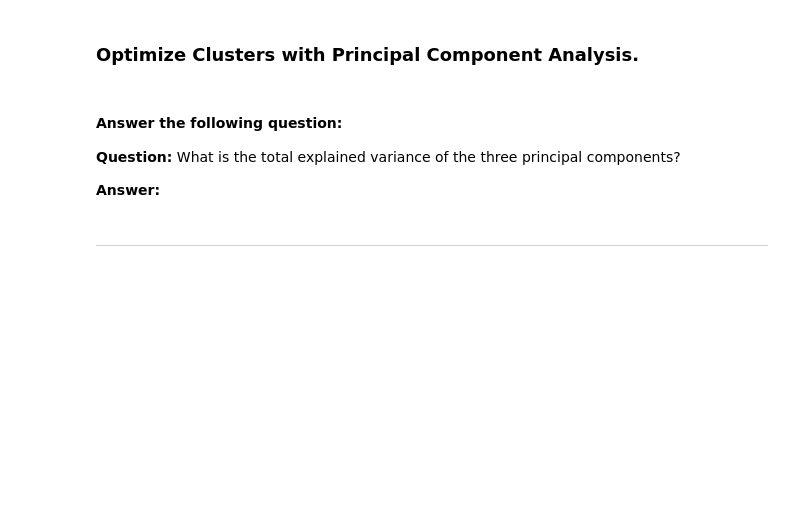
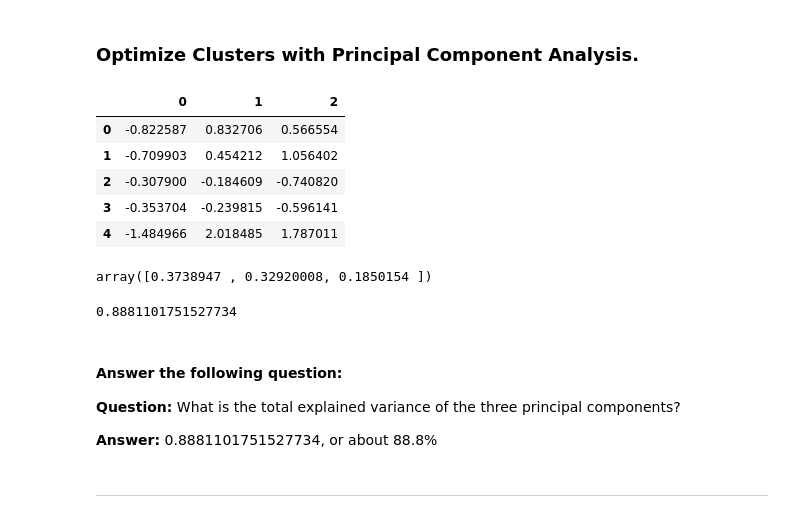
Before and after one commit to cwolf1424/Crypto_Clustering, a Jupyter notebook: Crypto_Clustering.ipynb, the cells around one changed output. Saved outputs shown, nothing was run; the diff lists cells and outputs as text; code cells hidden in the pictures; blank space fills up the shorter version.

```diff
--- a/Crypto_Clustering.ipynb
+++ b/Crypto_Clustering.ipynb
@@ -207,20 +207,42 @@ trans_mkt_df_copy.hvplot.scatter(
 ### Optimize Clusters with Principal Component Analysis.
 # %%
 # Create a PCA model instance and set `n_components=3`.
+pca_model = PCA(n_components = 3)
 # %%
 # Use the PCA model with `fit_transform` to reduce to
 # three principal components.
+pca_data = pca_model.fit_transform(trans_mkt_df_copy)
+
+# Create dataframe
+pca_df = pd.DataFrame(pca_data)
 
 # View the first five rows of the DataFrame.
+pca_df.head(5)
+# %% [output]
+|  | 0 | 1 | 2 |
+| 0 | -0.822587 | 0.832706 | 0.566554 |
+| 1 | -0.709903 | 0.454212 | 1.056402 |
+| 2 | -0.307900 | -0.184609 | -0.740820 |
+| 3 | -0.353704 | -0.239815 | -0.596141 |
+| 4 | -1.484966 | 2.018485 | 1.787011 |
 # %%
 # Retrieve the explained variance to determine how much information
 # can be attributed to each principal component.
+pca_model.explained_variance_ratio_
+# %% [output]
+array([0.3738947 , 0.32920008, 0.1850154 ])
+# %%
+# Calculate total explained variance
+tot_exp_var = sum(pca_model.explained_variance_ratio_)
+tot_exp_var
+# %% [output]
+0.8881101751527734
 # %% [markdown]
 #### Answer the following question:
 
 **Question:** What is the total explained variance of the three principal components?
 
-**Answer:**
+**Answer:** 0.8881101751527734, or about 88.8%
 # %%
 # Create a new DataFrame with the PCA data.
 
```
Also changed, not shown: parts of 5 cells of this notebook, 1 other file.
